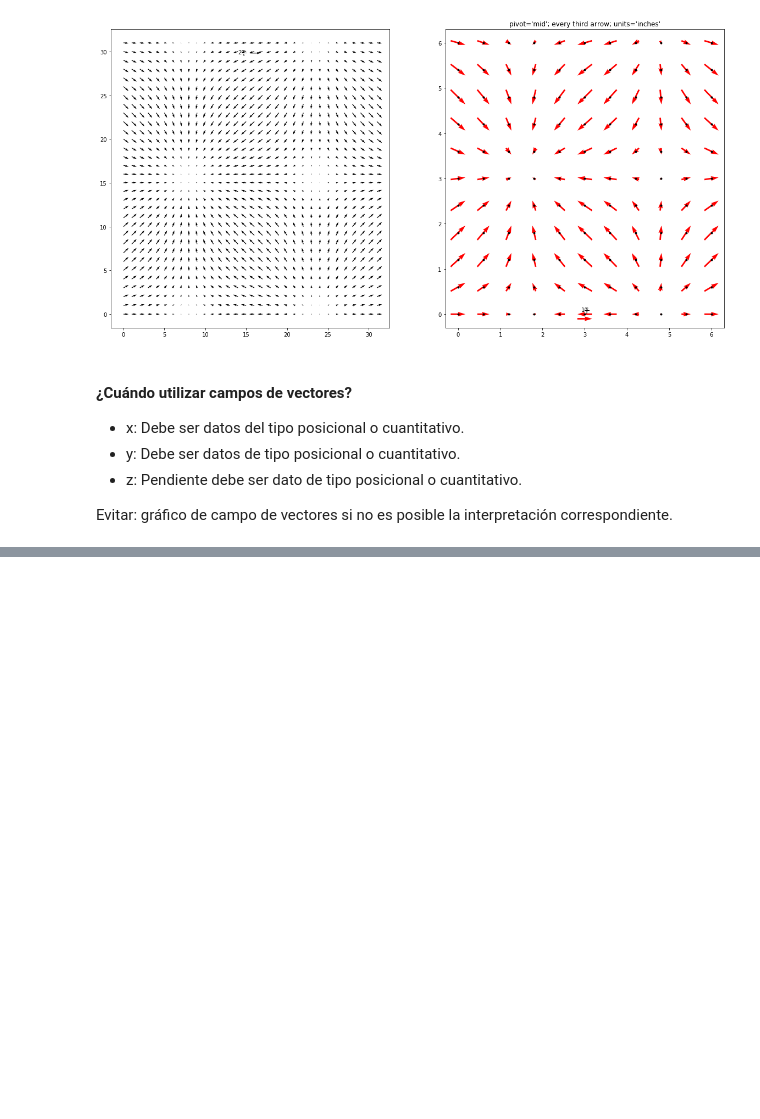
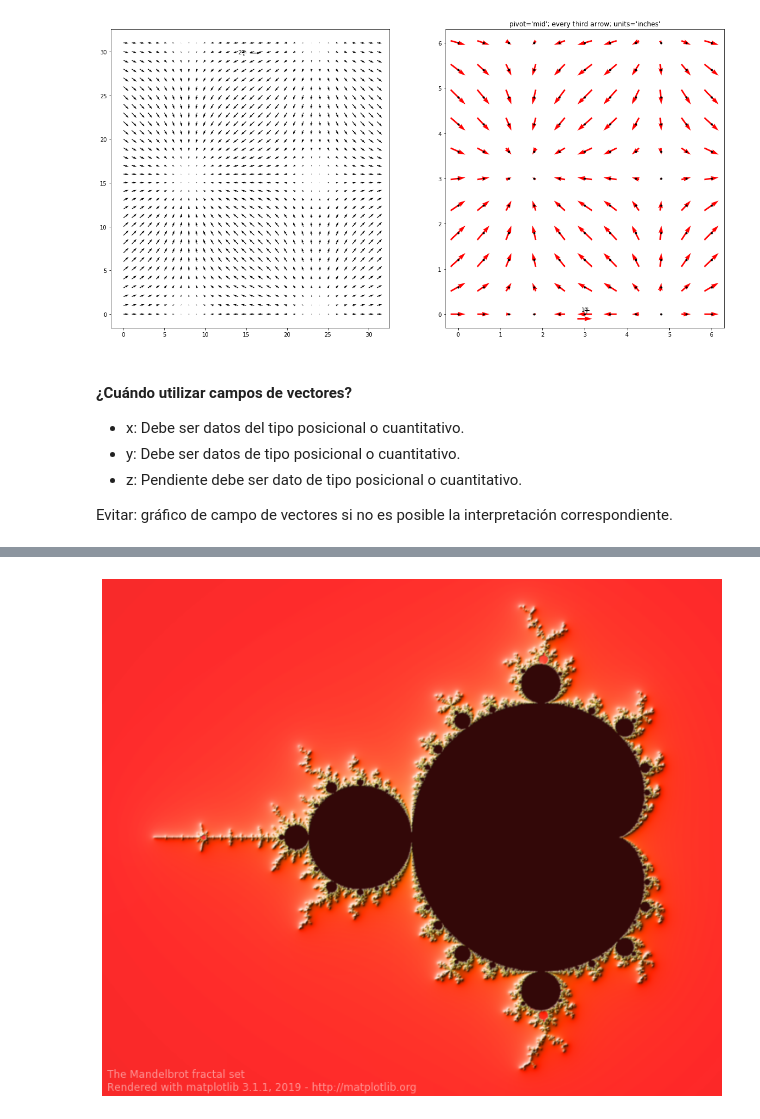
Before and after one commit to aoguedao/mat281_2019S2, a Jupyter notebook: m03_data_visualization/m03_c02_imperative_visualization/m03_c02_imperative_visualization.ipynb, the cells around one changed output, grey strips where cells are left out. Drawn from its saved outputs; the diff is of its cells as text; code cells hidden in the pictures; blank space fills up the shorter version.

```diff
--- a/m03_data_visualization/m03_c02_imperative_visualization/m03_c02_imperative_visualization.ipynb
+++ b/m03_data_visualization/m03_c02_imperative_visualization/m03_c02_imperative_visualization.ipynb
@@ -280,0 +344,58 @@ Los valores de z tienen que tener las mismas unidades y.
+# %%
+def mandelbrot_set(xmin, xmax, ymin, ymax, xn, yn, maxiter, horizon=2.0):
+    X = np.linspace(xmin, xmax, xn).astype(np.float32)
+    Y = np.linspace(ymin, ymax, yn).astype(np.float32)
+    C = X + Y[:, None] * 1j
+    N = np.zeros_like(C, dtype=int)
+    Z = np.zeros_like(C)
+    for n in range(maxiter):
+        I = abs(Z) < horizon
+        N[I] = n
+        Z[I] = Z[I]**2 + C[I]
+    N[N == maxiter-1] = 0
+    return Z, N
+# %%
+import time
+import matplotlib
+from matplotlib import colors
+
+xmin, xmax, xn = -2.25, +0.75, 3000 // 2
+ymin, ymax, yn = -1.25, +1.25, 2500 // 2
+maxiter = 200
+horizon = 2.0 ** 40
+log_horizon = np.log2(np.log(horizon))
+Z, N = mandelbrot_set(xmin, xmax, ymin, ymax, xn, yn, maxiter, horizon)
+
+# Normalized recount as explained in:
+# https://linas.org/art-gallery/escape/smooth.html
+# https://www.ibm.com/developerworks/community/blogs/jfp/entry/My_Christmas_Gift
+
+# This line will generate warnings for null values but it is faster to
+# process them afterwards using the nan_to_num
+with np.errstate(invalid='ignore'):
+    M = np.nan_to_num(N + 1 - np.log2(np.log(abs(Z))) + log_horizon)
+
+dpi = 72
+width = 10
+height = 10*yn/xn
+fig = plt.figure(figsize=(width, height), dpi=dpi)
+ax = fig.add_axes([0, 0, 1, 1], frameon=False, aspect=1)
+
+# Shaded rendering
+light = colors.LightSource(azdeg=315, altdeg=10)
+M = light.shade(M, cmap=plt.cm.hot, vert_exag=1.5,
+                norm=colors.PowerNorm(0.3), blend_mode='hsv')
+ax.imshow(M, extent=[xmin, xmax, ymin, ymax], interpolation="bicubic")
+ax.set_xticks([])
+ax.set_yticks([])
+
+# Some advertisement for matplotlib
+year = time.strftime("%Y")
+text = ("The Mandelbrot fractal set\n"
+        "Rendered with matplotlib %s, %s - http://matplotlib.org"
+        % (matplotlib.__version__, year))
+ax.text(xmin+.025, ymin+.025, text, color="white", fontsize=12, alpha=0.5)
+
+plt.show()
+# %% [output]
+[figure, added]
```
Also changed, not shown: parts of 33 cells of this notebook, 4 other files.
